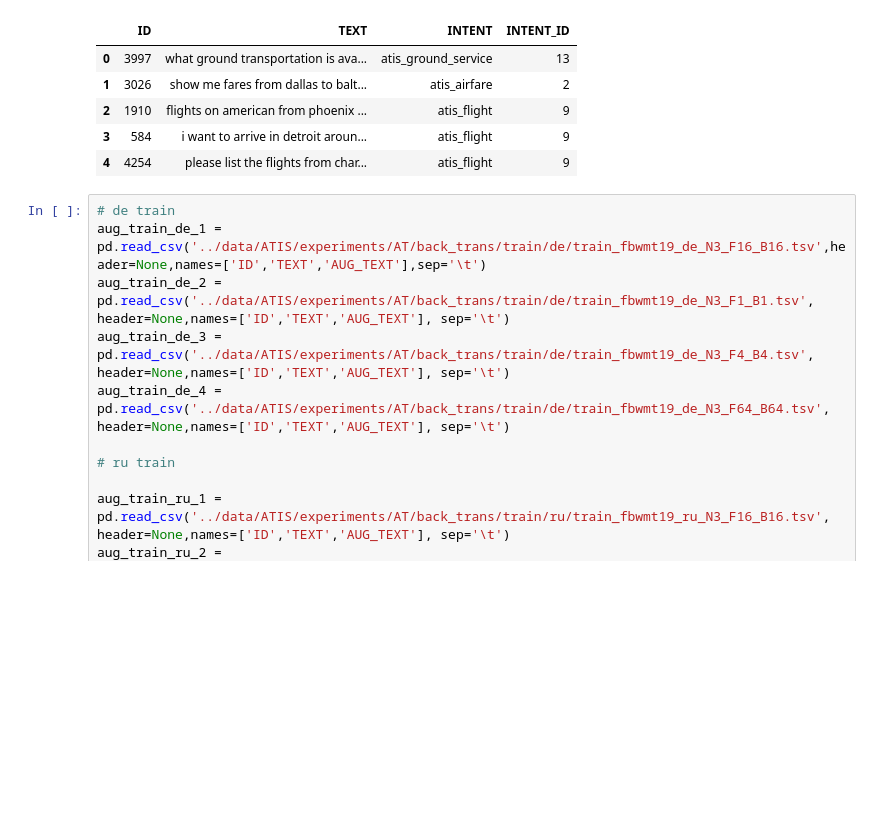
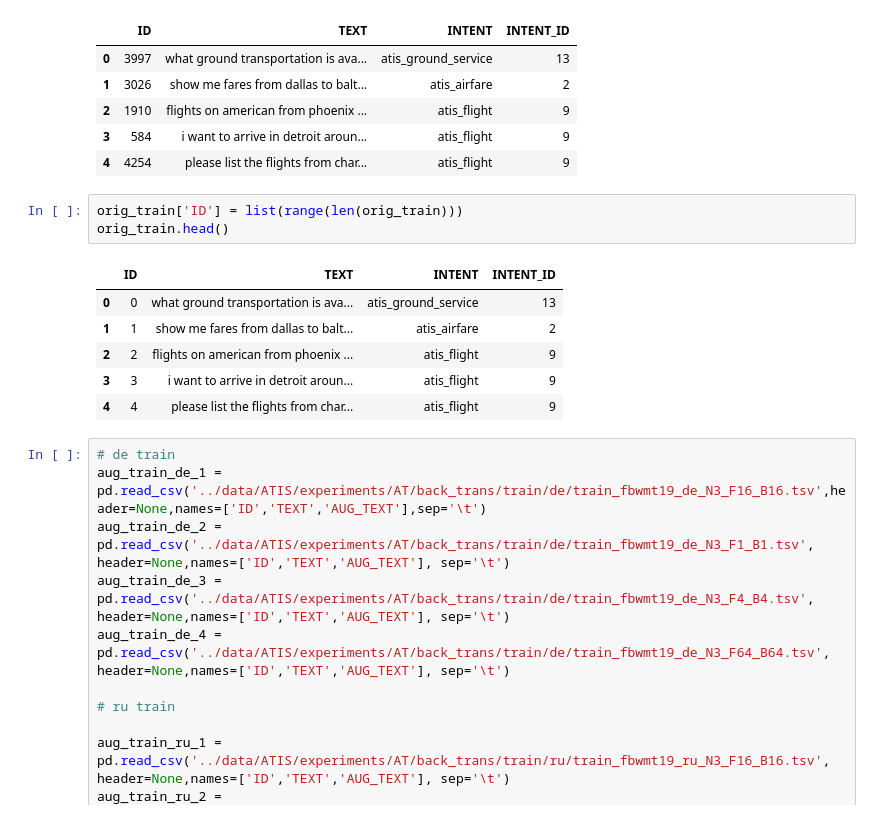
Before and after one commit to abhi-khare/Infinite, a Jupyter notebook: notebook/backtrans_testset_processing.ipynb, the cells around one changed output. Cells and saved outputs as stored; diff of their text form; blank space fills up the shorter version.

```diff
--- a/notebook/backtrans_testset_processing.ipynb
+++ b/notebook/backtrans_testset_processing.ipynb
@@ -65,6 +30,16 @@ orig_train.head()
 | 2 | 1910 | flights on american from phoenix ... | atis_flight | 9 |
 | 3 | 584 | i want to arrive in detroit aroun... | atis_flight | 9 |
 | 4 | 4254 | please list the flights from char... | atis_flight | 9 |
+# %%
+orig_train['ID'] = list(range(len(orig_train)))
+orig_train.head()
+# %% [output]
+|  | ID | TEXT | INTENT | INTENT_ID |
+| 0 | 0 | what ground transportation is ava... | atis_ground_service | 13 |
+| 1 | 1 | show me fares from dallas to balt... | atis_airfare | 2 |
+| 2 | 2 | flights on american from phoenix ... | atis_flight | 9 |
+| 3 | 3 | i want to arrive in detroit aroun... | atis_flight | 9 |
+| 4 | 4 | please list the flights from char... | atis_flight | 9 |
 # %%
 # de train
 aug_train_de_1 = pd.read_csv('../data/ATIS/experiments/AT/back_trans/train/de/train_fbwmt19_de_N3_F16_B16.tsv',header=None,names=['ID','TEXT','AUG_TEXT'],sep='\t')
```
Also changed, not shown: parts of 46 cells of this notebook, 29 other files.
